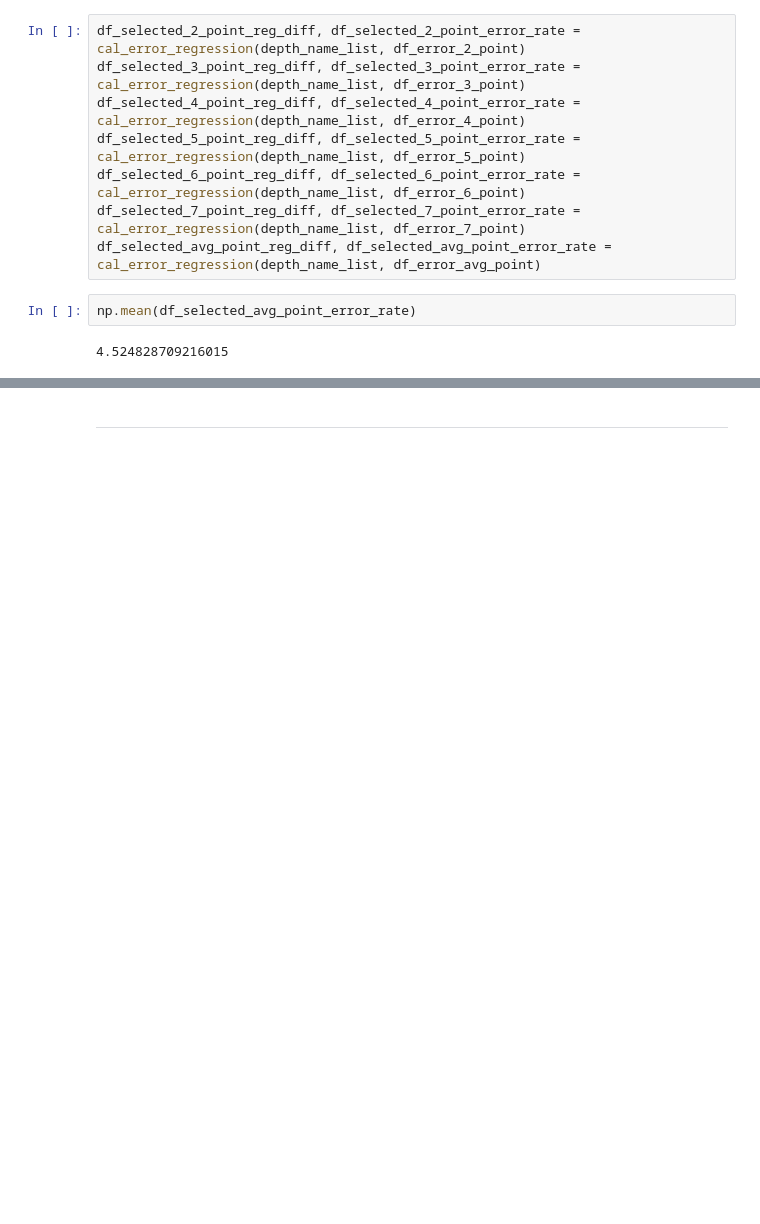
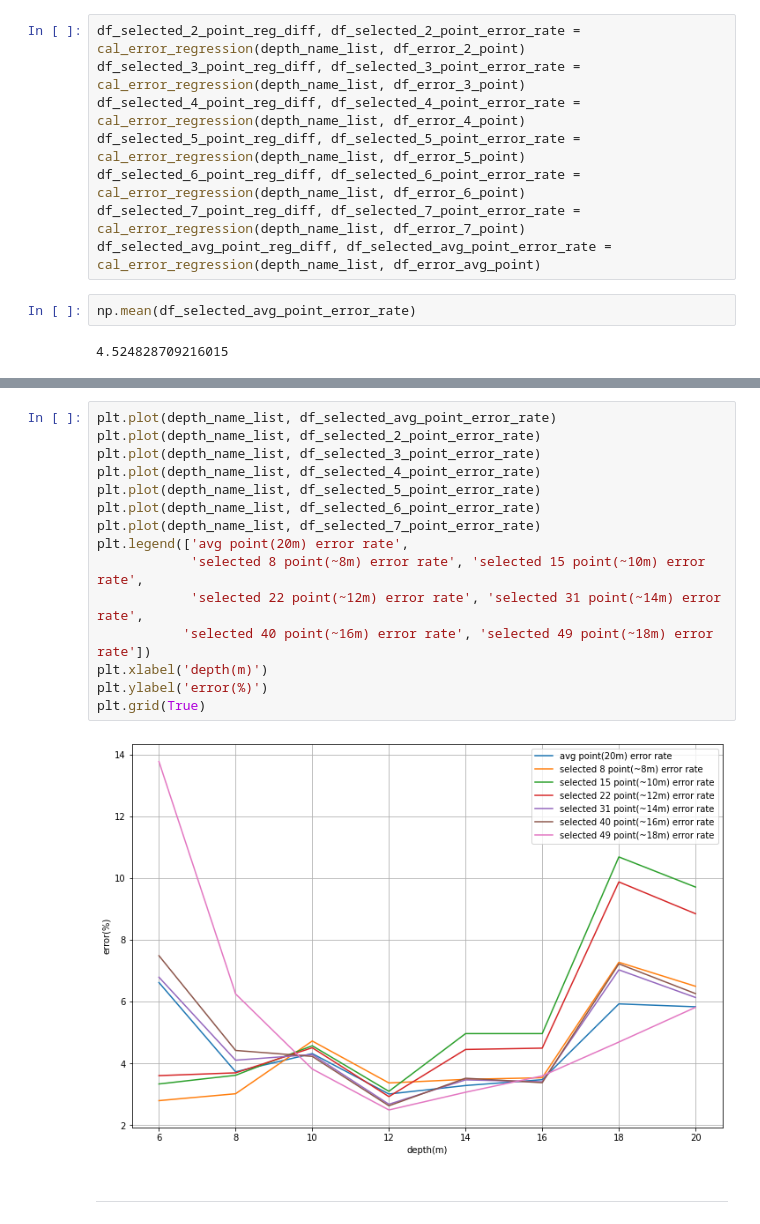
Before and after one commit to YoungseokOh/Depth-evaluation, a Jupyter notebook: plot_example.ipynb, the cells around one changed output, grey strips where cells are left out. Saved outputs shown, nothing was run; the diff lists cells and outputs as text; blank space fills up the shorter version.

```diff
--- a/plot_example.ipynb
+++ b/plot_example.ipynb
@@ -608,2 +641,19 @@ plt.grid(True)
+# %%
+plt.plot(depth_name_list, df_selected_avg_point_error_rate)
+plt.plot(depth_name_list, df_selected_2_point_error_rate)
+plt.plot(depth_name_list, df_selected_3_point_error_rate)
+plt.plot(depth_name_list, df_selected_4_point_error_rate)
+plt.plot(depth_name_list, df_selected_5_point_error_rate)
+plt.plot(depth_name_list, df_selected_6_point_error_rate)
+plt.plot(depth_name_list, df_selected_7_point_error_rate)
+plt.legend(['avg point(20m) error rate',
+            'selected 8 point(~8m) error rate', 'selected 15 point(~10m) error rate',
+            'selected 22 point(~12m) error rate', 'selected 31 point(~14m) error rate',
+           'selected 40 point(~16m) error rate', 'selected 49 point(~18m) error rate'])
+plt.xlabel('depth(m)')
+plt.ylabel('error(%)')
+plt.grid(True)
+# %% [output]
+[figure, added]
 # %% [markdown]
 ---
```
Also changed, not shown: parts of 5 cells of this notebook.
